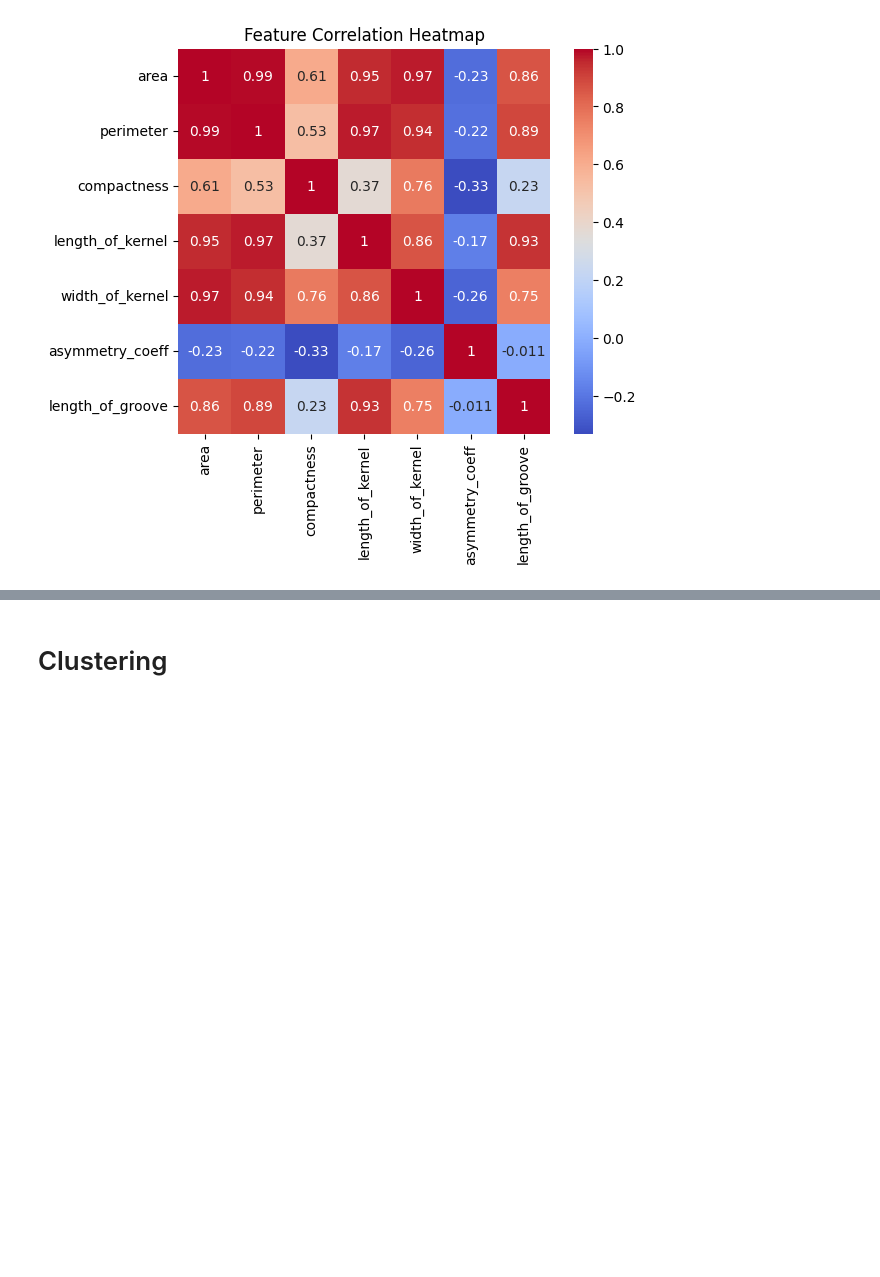
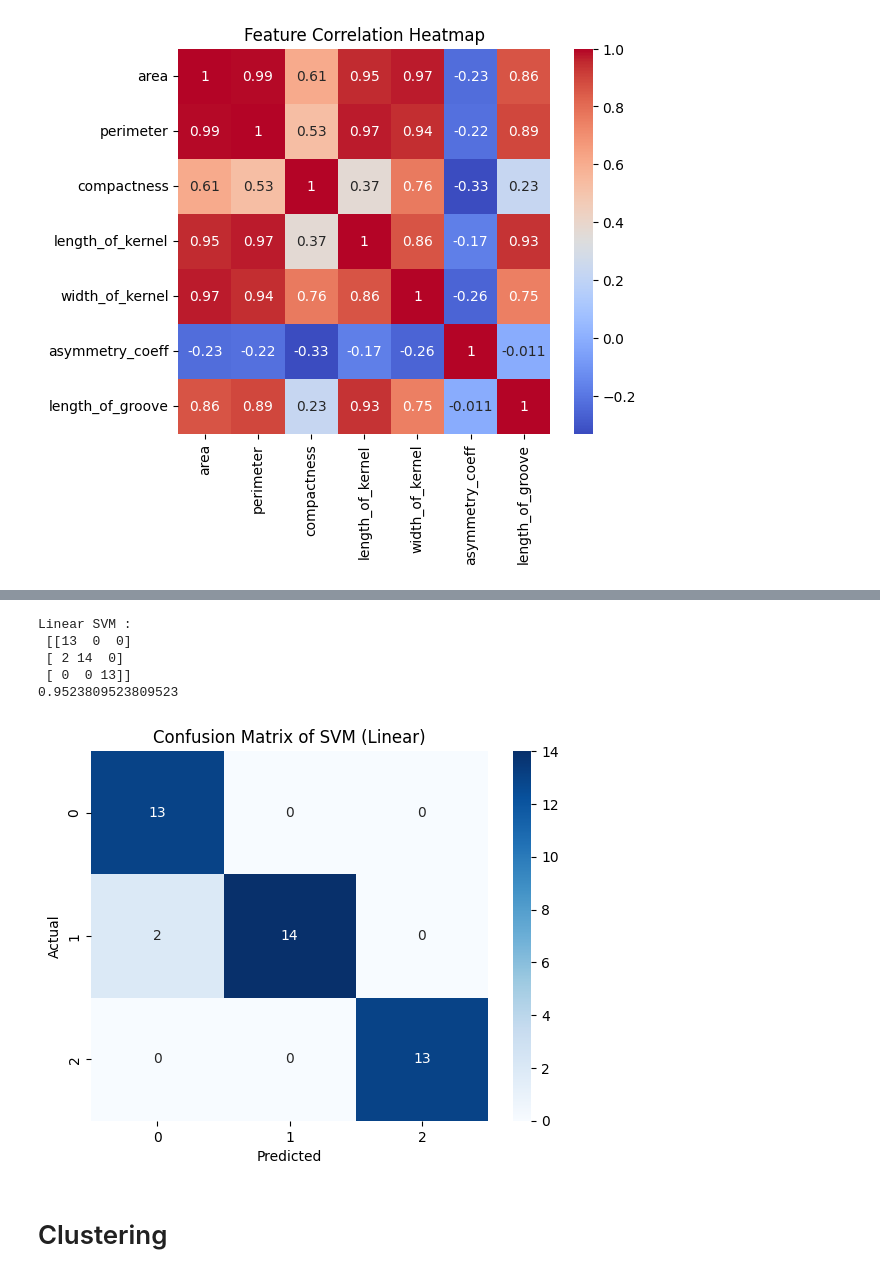
Before and after one commit to severussnape19/Machine_learning, a Jupyter notebook: seeds/seeds.ipynb, the cells around one changed output, grey strips where cells are left out. Saved outputs shown, nothing was run; the diff lists cells and outputs as text; code cells hidden in the pictures; blank space fills up the shorter version.

```diff
--- a/seeds/seeds.ipynb
+++ b/seeds/seeds.ipynb
@@ -116,3 +146,25 @@ plt.show()
+# %%
+# Linear
+linSVC_classifier.fit(X_train, y_train)
+y_lin = linSVC_classifier.predict(X_test)
+cm = confusion_matrix(y_test, y_lin)
+AS = accuracy_score(y_test, y_lin)
+print("Linear SVM : \n",cm)
+print(AS)
+# %% [output]
+Linear SVM :
+ [[13  0  0]
+ [ 2 14  0]
+ [ 0  0 13]]
+0.9523809523809523
+# %%
+sns.heatmap(cm, annot=True, cmap='Blues')
+plt.xlabel('Predicted')
+plt.ylabel('Actual')
+plt.title('Confusion Matrix of SVM (Linear)')
+plt.show()
+# %% [output]
+[figure, added]
 # %% [markdown]
 # Clustering
 # %% [markdown]
```
Also changed, not shown: parts of 8 cells of this notebook.
